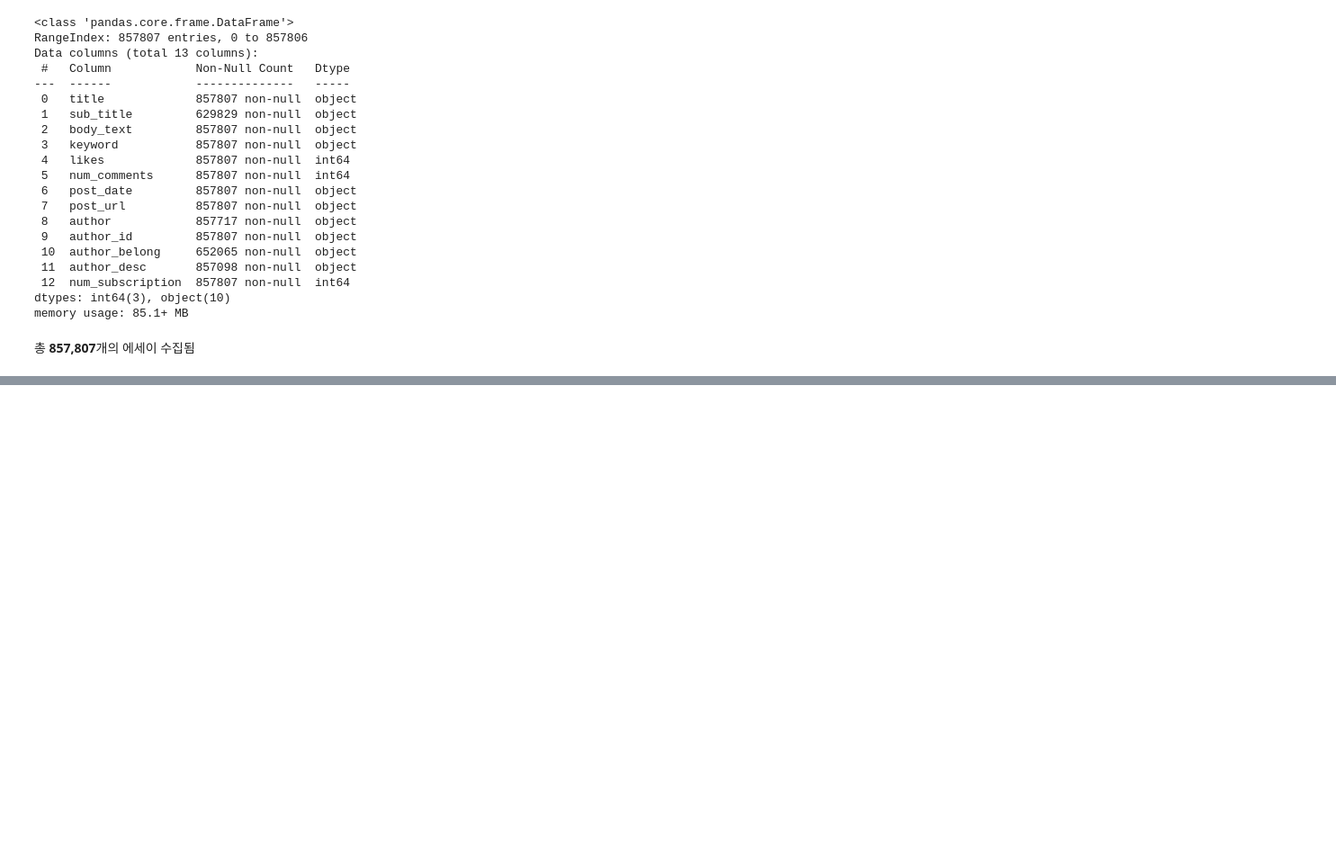
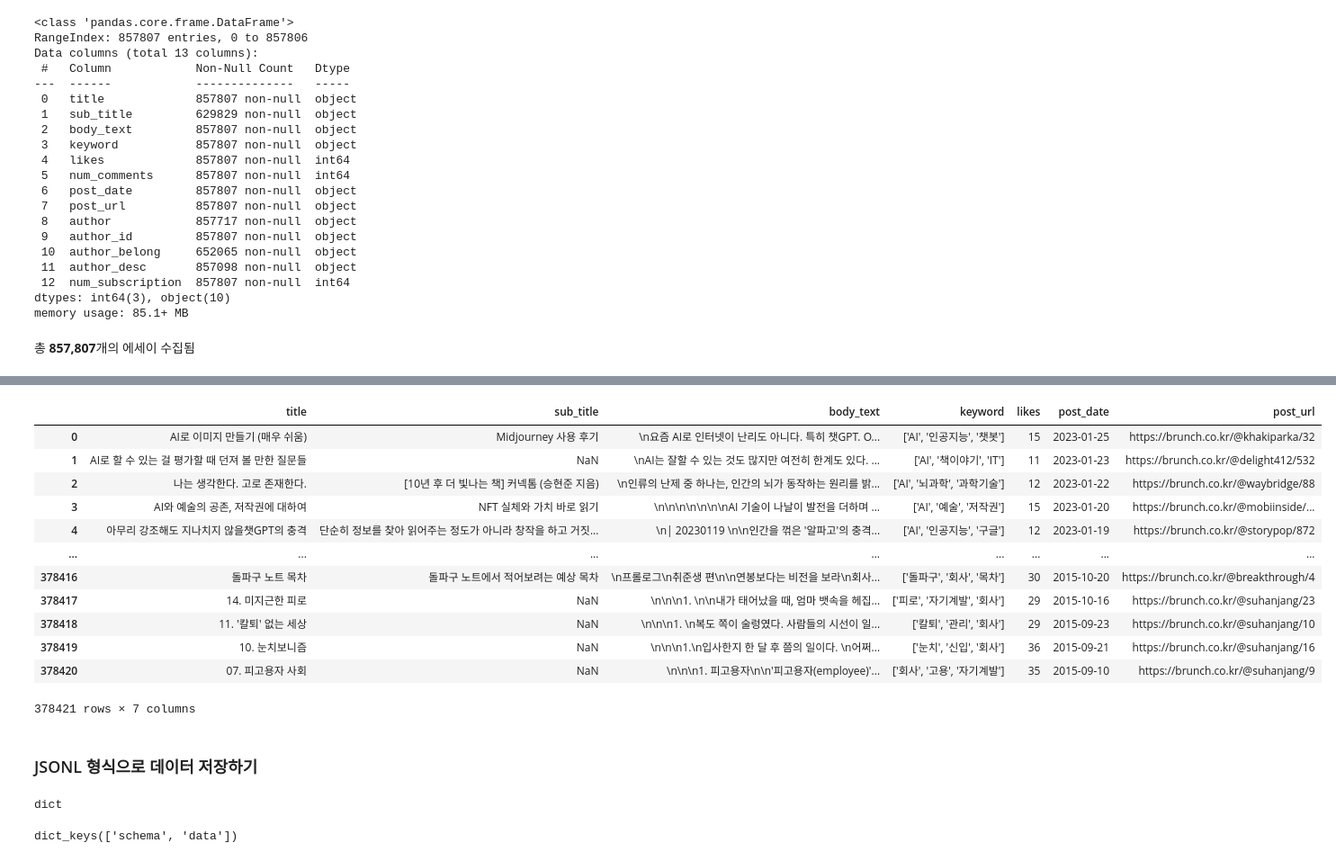
Before and after one commit to staytactical/brunch-dataset, a Jupyter notebook: brunch_dataset_processing.ipynb, the cells around one changed output, grey strips where cells are left out. Shown: that part at 90% size. Saved outputs shown, nothing was run; the diff lists cells and outputs as text; code cells hidden in the pictures; blank space fills up the shorter version.

Commit message:
좋아요 10개 이상인 글 jsonl로 저장

```diff
--- a/brunch_dataset_processing.ipynb
+++ b/brunch_dataset_processing.ipynb
@@ -336,0 +303,21 @@ def str_to_list(cell):
+# %%
+hqe_df = hqe_df[['title', 'sub_title', 'body_text', 'keyword', 'likes', 'post_date', 'post_url']]
+hqe_df = hqe_df.reset_index()
+hqe_df = hqe_df.drop(['index'], axis=1) # 기존 인덱스 제거
+hqe_df
+# %% [output]
+|  | title | sub_title | body_text | keyword | likes | post_date | post_url |
+| 0 | AI로 이미지 만들기 (매우 쉬움) | Midjourney 사용 후기 | \n요즘 AI로 인터넷이 난리도 아니다. 특히 챗GPT. O... | ['AI', '인공지능', '챗봇'] | 15 | 2023-01-25 | https://brunch.co.kr/@khakiparka/32 |
+| 1 | AI로 할 수 있는 걸 평가할 때 던져 볼 만한 질문들 | NaN | \nAI는 잘할 수 있는 것도 많지만 여전히 한계도 있다. ... | ['AI', '책이야기', 'IT'] | 11 | 2023-01-23 | https://brunch.co.kr/@delight412/532 |
+| 2 | 나는 생각한다. 고로 존재한다. | [10년 후 더 빛나는 책] 커넥톰 (승현준 지음) | \n인류의 난제 중 하나는, 인간의 뇌가 동작하는 원리를 밝... | ['AI', '뇌과학', '과학기술'] | 12 | 2023-01-22 | https://brunch.co.kr/@waybridge/88 |
+| 3 | AI와 예술의 공존, 저작권에 대하여 | NFT 실체와 가치 바로 읽기 | \n\n\n\n\n\n\nAI 기술이 나날이 발전을 더하며 ... | ['AI', '예술', '저작권'] | 15 | 2023-01-20 | https://brunch.co.kr/@mobiinside/... |
+| 4 | 아무리 강조해도 지나치지 않을챗GPT의 충격 | 단순히 정보를 찾아 읽어주는 정도가 아니라 창작을 하고 거짓... | \n| 20230119 \n\n인간을 꺾은 '알파고'의 충격... | ['AI', '인공지능', '구글'] | 12 | 2023-01-19 | https://brunch.co.kr/@storypop/872 |
+| ... | ... | ... | ... | ... | ... | ... | ... |
+| 378416 | 돌파구 노트 목차 | 돌파구 노트에서 적어보려는 예상 목차 | \n프롤로그\n취준생 편\n\n연봉보다는 비전을 보라\n회사... | ['돌파구', '회사', '목차'] | 30 | 2015-10-20 | https://brunch.co.kr/@breakthrough/4 |
+| 378417 | 14. 미지근한 피로 | NaN | \n\n\n1. \n\n내가 태어났을 때, 엄마 뱃속을 헤집... | ['피로', '자기계발', '회사'] | 29 | 2015-10-16 | https://brunch.co.kr/@suhanjang/23 |
+| 378418 | 11. '칼퇴' 없는 세상 | NaN | \n\n\n1. \n복도 쪽이 술렁였다. 사람들의 시선이 일... | ['칼퇴', '관리', '회사'] | 29 | 2015-09-23 | https://brunch.co.kr/@suhanjang/10 |
+| 378419 | 10. 눈치보니즘 | NaN | \n\n\n1.\n입사한지 한 달 후 쯤의 일이다. \n어쩌... | ['눈치', '신입', '회사'] | 36 | 2015-09-21 | https://brunch.co.kr/@suhanjang/16 |
+| 378420 | 07. 피고용자 사회 | NaN | \n\n\n1. 피고용자\n\n'피고용자(employee)'... | ['회사', '고용', '자기계발'] | 35 | 2015-09-10 | https://brunch.co.kr/@suhanjang/9 |
+378421 rows × 7 columns
+# %% [markdown]
+### JSONL 형식으로 데이터 저장하기
@@ -336,0 +331,8 @@ def str_to_list(cell):
+# %%
+type(json_data)
+# %% [output]
+dict
+# %%
+json_data.keys()
+# %% [output]
+dict_keys(['schema', 'data'])
```
Also changed, not shown: parts of 44 cells of this notebook.
